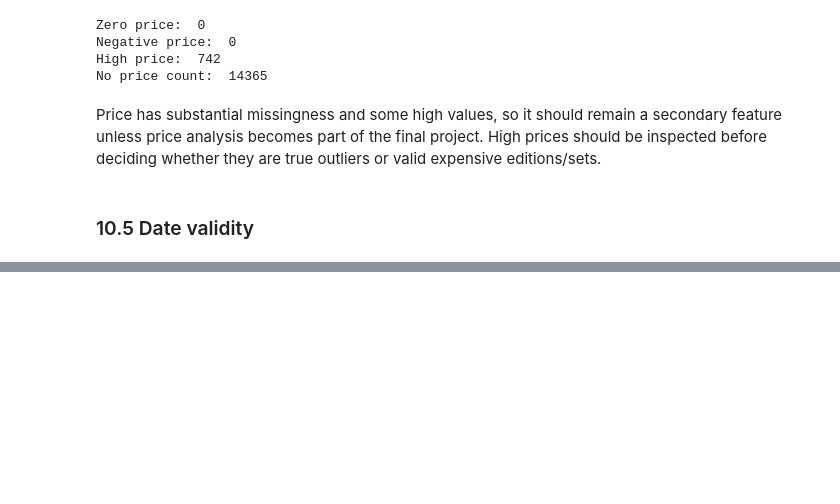
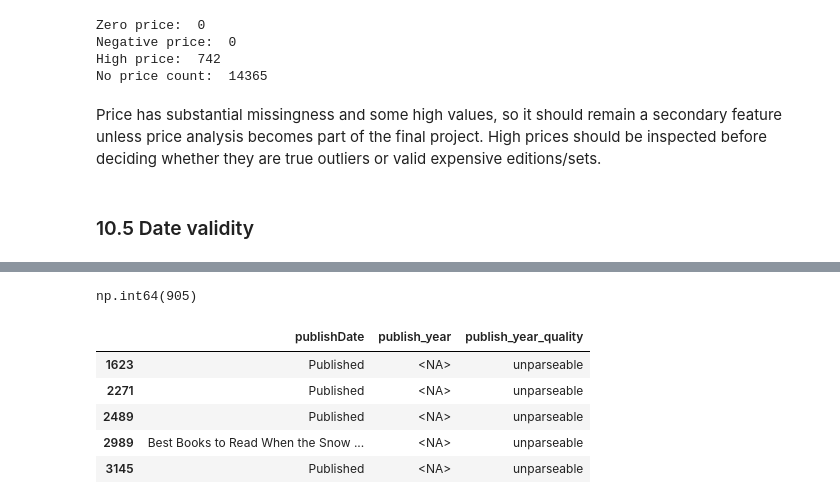
Before and after one commit to esabaliauskaite/book-dataset-analysis, a Jupyter notebook: notebooks/01_data_audit.ipynb, the cells around one changed output, grey strips where cells are left out. Drawn from its saved outputs; the diff is of its cells as text; code cells hidden in the pictures; blank space fills up the shorter version.

```diff
--- a/notebooks/01_data_audit.ipynb
+++ b/notebooks/01_data_audit.ipynb
@@ -723,0 +942,16 @@ first_publish_date
+# %%
+df_raw["publish_year_quality"].eq("unparseable").sum()
+# %% [output]
+np.int64(905)
+# %%
+df_raw.loc[
+    df_raw["publish_year_quality"].eq("unparseable"),
+    ["publishDate", "publish_year", "publish_year_quality"]
+].head()
+# %% [output]
+|  | publishDate | publish_year | publish_year_quality |
+| 1623 | Published | <NA> | unparseable |
+| 2271 | Published | <NA> | unparseable |
+| 2489 | Published | <NA> | unparseable |
+| 2989 | Best Books to Read When the Snow ... | <NA> | unparseable |
+| 3145 | Published | <NA> | unparseable |
```
Also changed, not shown: parts of 20 cells of this notebook.
